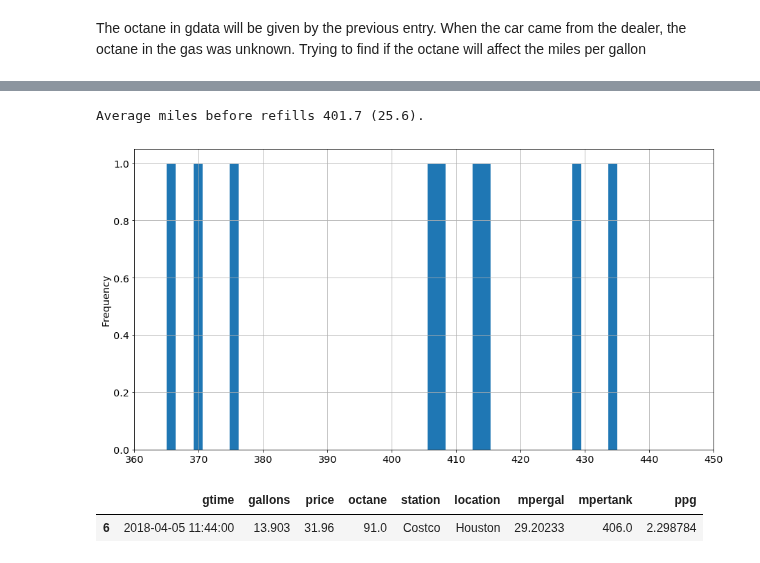
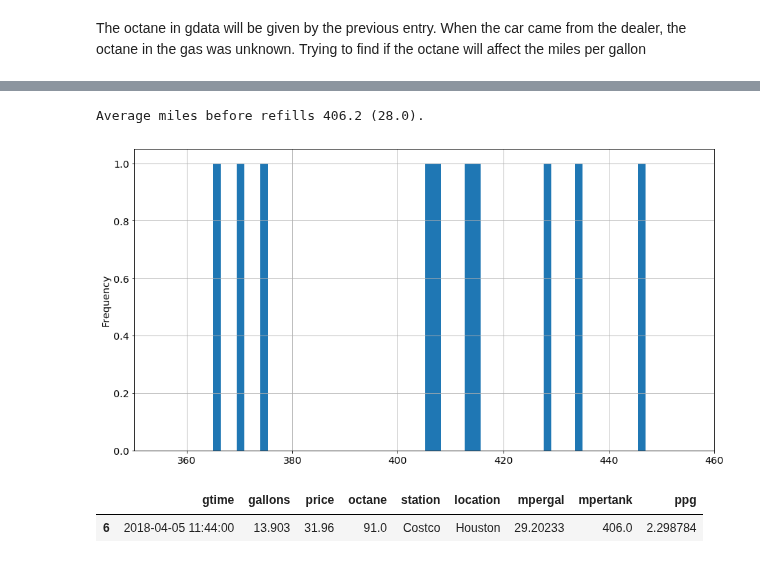
Before and after one commit to angelmanzur/MiniMiles, a Jupyter notebook: Mini_Cooper_Miles.ipynb, the cells around one changed output, grey strips where cells are left out. Cells and saved outputs as stored; diff of their text form; code cells hidden in the pictures.

Commit message:
updated miles and gas usage

```diff
--- a/Mini_Cooper_Miles.ipynb
+++ b/Mini_Cooper_Miles.ipynb
@@ -424,9 +424,9 @@ Mean miles for 87 octane 28.89 mpg 0.82
 # %%
-gdata[gdata.mpertank>0]['mpertank'].plot.hist(grid=True,bins=50,figsize=(15,8),xlim=(360,450))
+gdata[gdata.mpertank>0]['mpertank'].plot.hist(grid=True,bins=55,figsize=(15,8),xlim=(350,460))
 print('Average miles before refills %1.1f (%1.1f).' %(mean_miles,std_miles))
 # %% [output]
-Average miles before refills 401.7 (25.6).
+Average miles before refills 406.2 (28.0).
-[figure, old version]
+[figure, new version]
 # %%
 gdata[gdata.octane>=90]
 #gdata[gdata.octane.shift()==87]
```
Also changed, not shown: parts of 13 cells of this notebook, 2 other files.
